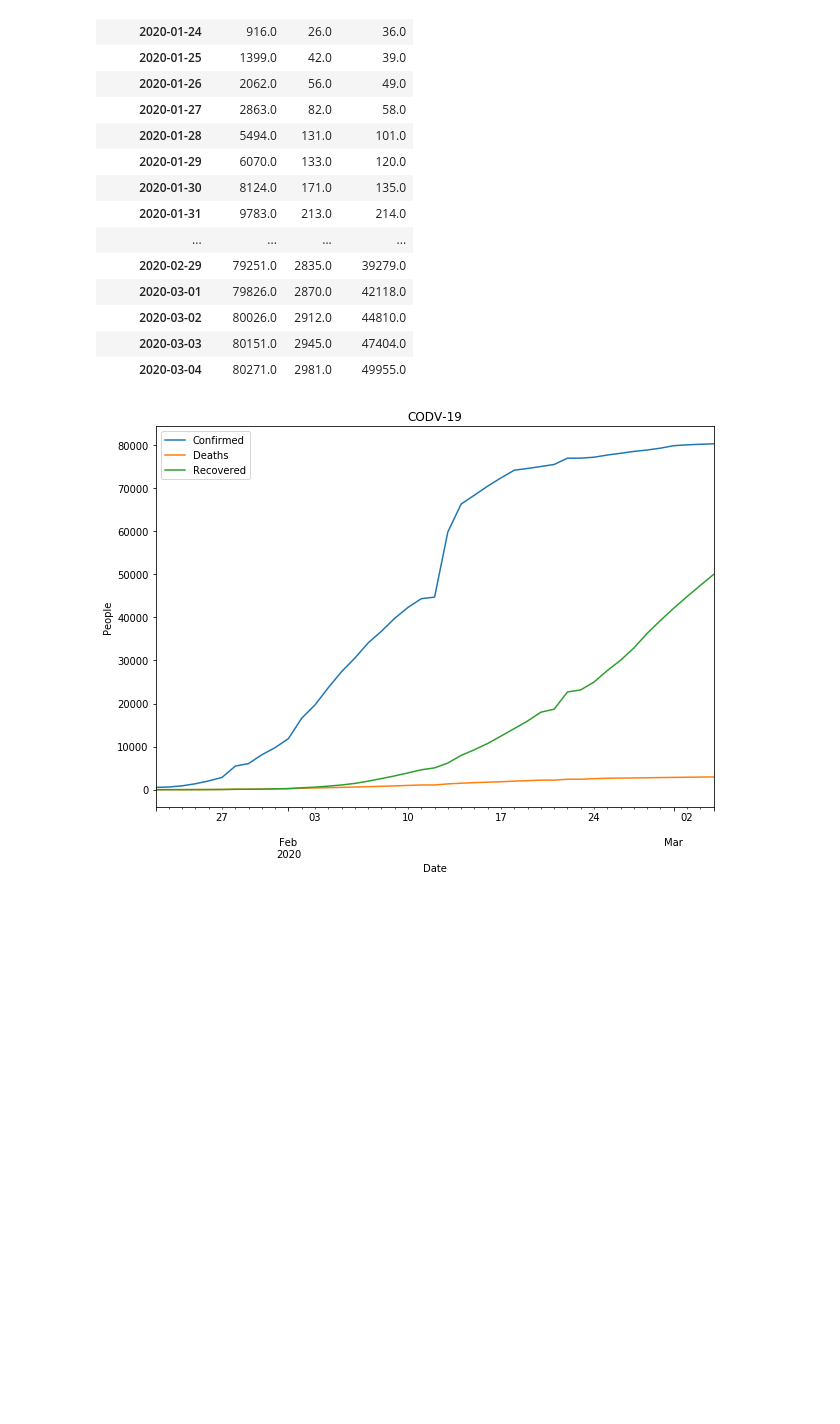
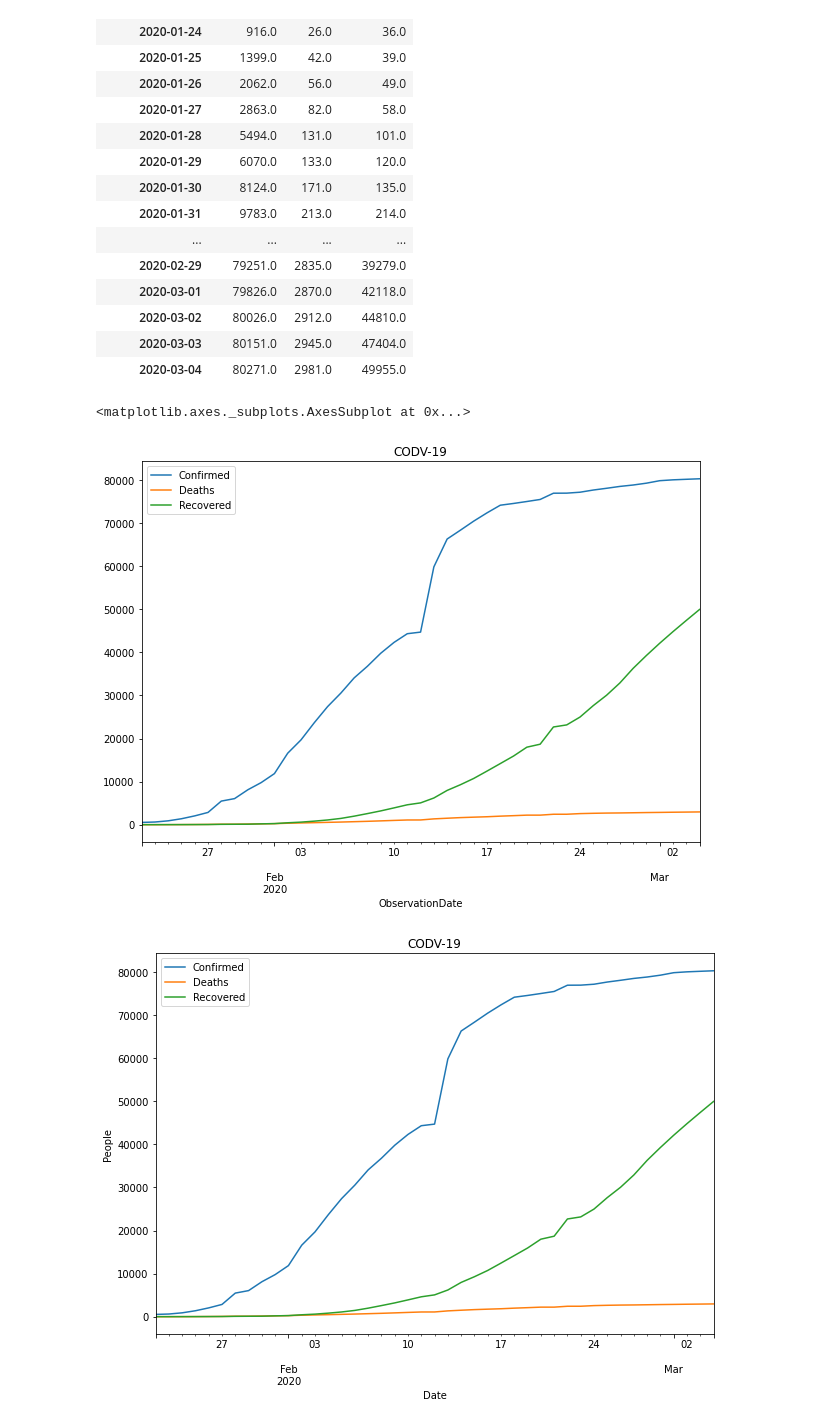
Before and after one commit to Mgobeaalcoba/full_pandas_python_data, a Jupyter notebook: datetime.ipynb, the cells around one changed output. Drawn from its saved outputs; the diff is of its cells as text; code cells hidden in the pictures; blank space fills up the shorter version.

```diff
--- a/datetime.ipynb
+++ b/datetime.ipynb
@@ -405,6 +410,13 @@ df_china
 | 2020-03-02 | 80026.0 | 2912.0 | 44810.0 |
 | 2020-03-03 | 80151.0 | 2945.0 | 47404.0 |
 | 2020-03-04 | 80271.0 | 2981.0 | 49955.0 |
+# %%
+df_china.plot(figsize = (10,7), title = 'CODV-19')
+# con figsize defino el tamaño de mi grafica
+# con title le pongo un nombre a mi grafica
+# %% [output]
+<matplotlib.axes._subplots.AxesSubplot at 0x...>
+[figure, added]
 # %%
 import matplotlib.pyplot as plt
 # %%
```
Also changed, not shown: parts of 18 cells of this notebook.
